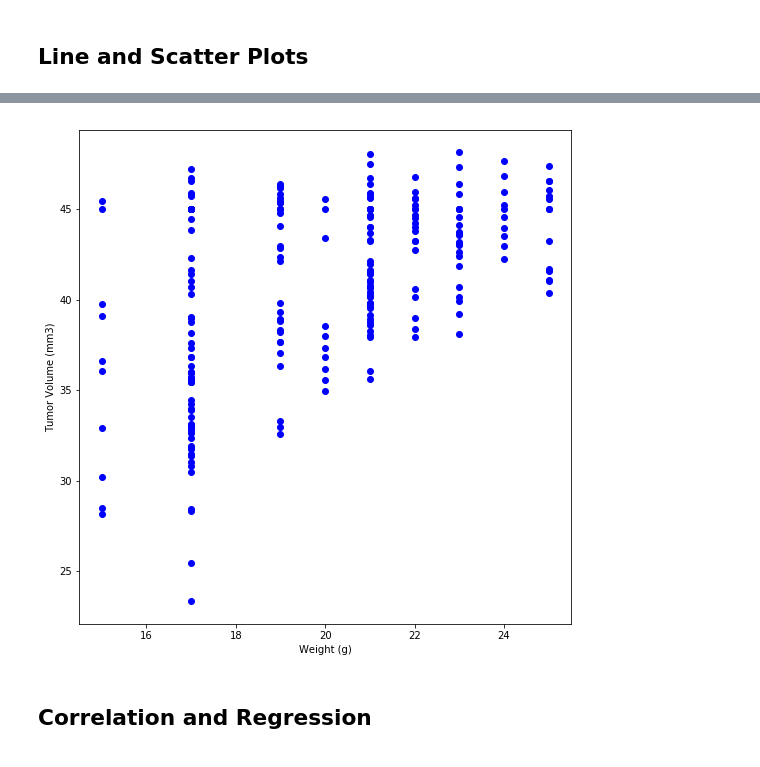
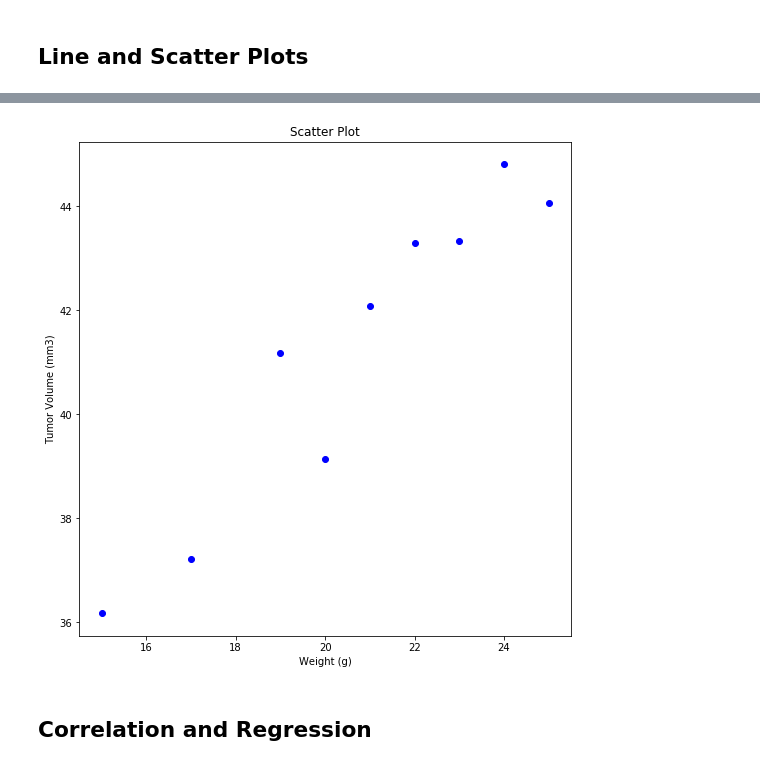
Before and after one commit to khotower/Final-HW-Repository-kho-SMU, a Jupyter notebook: pymaceuticals_starter.ipynb, the cells around one changed output, grey strips where cells are left out. Cells and saved outputs as stored; diff of their text form; code cells hidden in the pictures.

```diff
--- a/pymaceuticals_starter.ipynb
+++ b/pymaceuticals_starter.ipynb
@@ -307,15 +279,18 @@ Text(0.5,1,'Line Chart - Timepoint Vs Tumor Volume')
 # %%
 # Generate a scatter plot of mouse weight versus average tumor volume for the Capomulin regimen
 results_Capomulin2 = result1[(result1['Drug Regimen']=='Capomulin')][['Weight (g)','Mouse ID', 'Tumor Volume (mm3)']]
+results_Capomulin2 = results_Capomulin3.groupby('Weight (g)').mean().reset_index()
+results_Capomulin2.rename(columns={'Tumor Volume (mm3)': 'Avg Tumor Volume'},inplace=True)
 fig = plt.figure(figsize=(30,20))
 ax = fig.add_subplot(235)
 
-ax.scatter(results_Capomulin2['Weight (g)'], results_Capomulin2['Tumor Volume (mm3)'], color='b')
+ax.scatter(results_Capomulin2['Weight (g)'], results_Capomulin2['Avg Tumor Volume'], color='b')
 ax.set_xlabel('Weight (g)')
 ax.set_ylabel('Tumor Volume (mm3)')
+plt.title('Scatter Plot')
 plt.show()
 # %% [output]
-[figure, old version]
+[figure, new version]
 # %% [markdown]
 ## Correlation and Regression
 # %%
```
Also changed, not shown: parts of 6 cells of this notebook.
